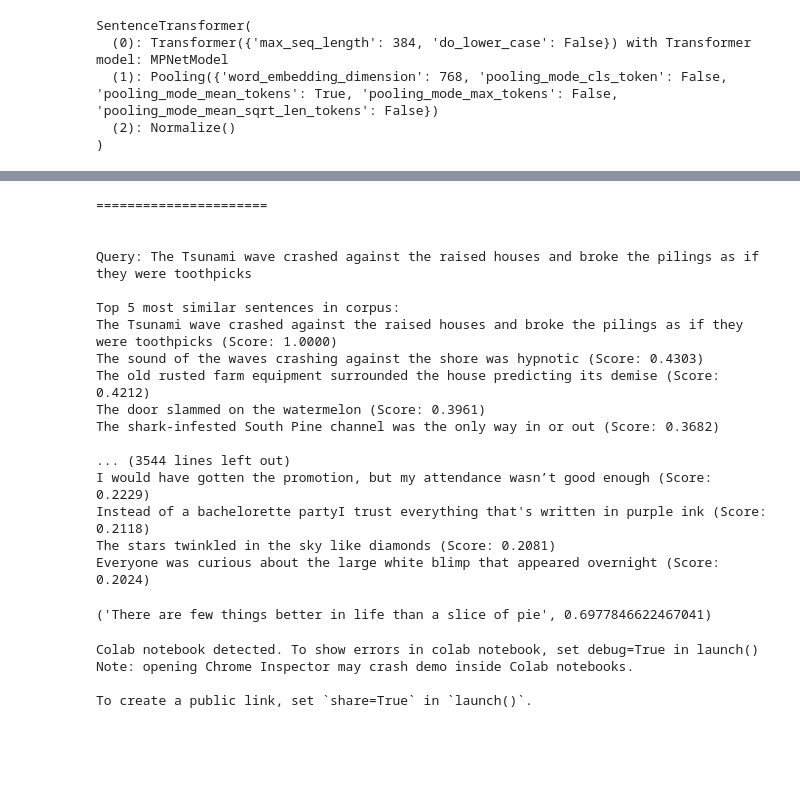
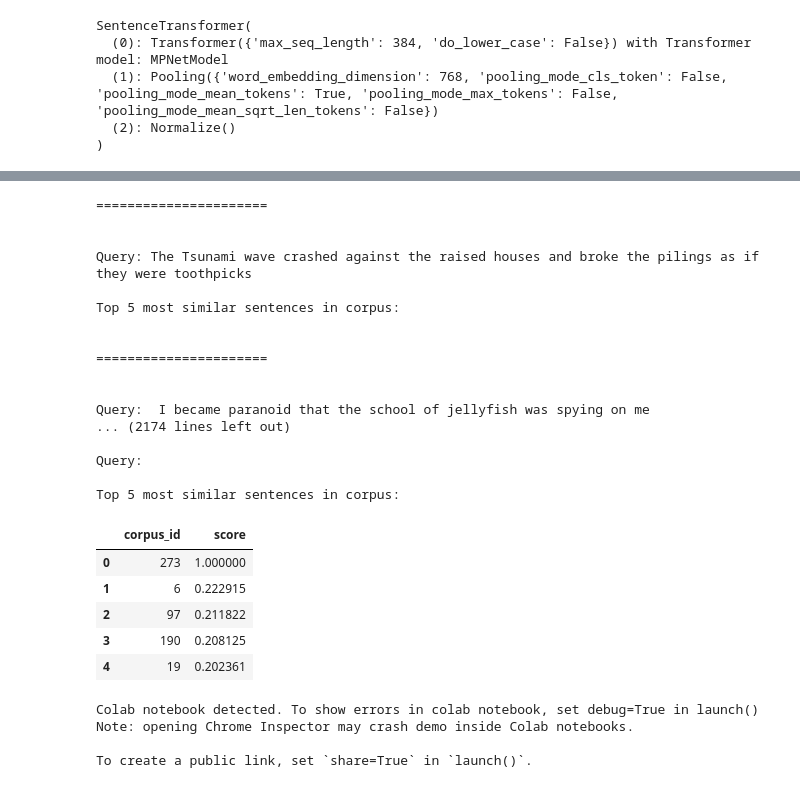
Before and after one commit to Only-Mike/DeepLearning-and-AI, a Jupyter notebook: Group Assigment3/Assignment_3.ipynb, the cells around one changed output, grey strips where cells are left out. Drawn from its saved outputs; the diff is of its cells as text; code cells hidden in the pictures; blank space fills up the shorter version.

```diff
--- a/Group Assigment3/Assignment_3.ipynb
+++ b/Group Assigment3/Assignment_3.ipynb
@@ -51,0 +59,20 @@ SentenceTransformer(
+# %%
+
+corpus_embeddings = model.encode(quoted_sentences, convert_to_tensor=True)
+
+
+# Find the closest 5 sentences of the corpus for each query sentence based on cosine similarity
+top_k = min(5, len(quoted_sentences))
+for query in sentences:
+    query_embedding = model.encode(query, convert_to_tensor=True)
+
+
+    #util.semantic_search to perform cosine similarty + topk
+    hits = util.semantic_search(query_embedding, corpus_embeddings, top_k=5)
+    hits = hits[0]
+    #Get the hits for the first query
+    print("\n\n======================\n\n")
+    print("Query:", query)
+    print("\nTop 5 most similar sentences in corpus:")
+    for hit in hits:
+        print(quoted_sentences[hit['corpus_id']], "(Score: {:.4f})".format(hit['score']))
@@ -66,14 +111,6 @@ for query in sentences:
     print("\n\n======================\n\n")
     print("Query:", query)
     print("\nTop 5 most similar sentences in corpus:")
-
-
-    #util.semantic_search to perform cosine similarty + topk
-    hits = util.semantic_search(query_embedding, corpus_embeddings, top_k=5)
-    hits = hits[0]
-    #Get the hits for the first query
-    for hit in hits:
-        print(quoted_sentences[hit['corpus_id']], "(Score: {:.4f})".format(hit['score']))
 # %% [output]
 ======================
 
@@ -81,15 +118,15 @@ for query in sentences:
 Query: The Tsunami wave crashed against the raised houses and broke the pilings as if they were toothpicks
 
 Top 5 most similar sentences in corpus:
-The Tsunami wave crashed against the raised houses and broke the pilings as if they were toothpicks (Score: 1.0000)
-The sound of the waves crashing against the shore was hypnotic (Score: 0.4303)
-The old rusted farm equipment surrounded the house predicting its demise (Score: 0.4212)
-The door slammed on the watermelon (Score: 0.3961)
-The shark-infested South Pine channel was the only way in or out (Score: 0.3682)
 
-... (3544 lines left out)
-I would have gotten the promotion, but my attendance wasn’t good enough (Score: 0.2229)
-Instead of a bachelorette partyI trust everything that's written in purple ink (Score: 0.2118)
-The stars twinkled in the sky like diamonds (Score: 0.2081)
-Everyone was curious about the large white blimp that appeared overnight (Score: 0.2024)
+
+======================
+
+
+Query:  I became paranoid that the school of jellyfish was spying on me
+... (2174 lines left out)
+
+Query:
+
+Top 5 most similar sentences in corpus:
 # %%
@@ -106,4 +143,0 @@ def query_corpus(query):
-# %%
-query_corpus('I like to eat a pie')
-# %% [output]
-('There are few things better in life than a slice of pie', 0.6977846622467041)
@@ -110 +152,14 @@ query_corpus('I like to eat a pie')
+# %%
+   """ import pandas as pd
+    hits = util.semantic_search(query_embedding, corpus_embeddings, top_k=5)
+    df = pd.DataFrame(hits[0])
+    df
+    """"
+# %% [output]
+|  | corpus_id | score |
+| 0 | 273 | 1.000000 |
+| 1 | 6 | 0.222915 |
+| 2 | 97 | 0.211822 |
+| 3 | 190 | 0.208125 |
+| 4 | 19 | 0.202361 |
 # %%
```
Also changed, not shown: parts of 15 cells of this notebook.
